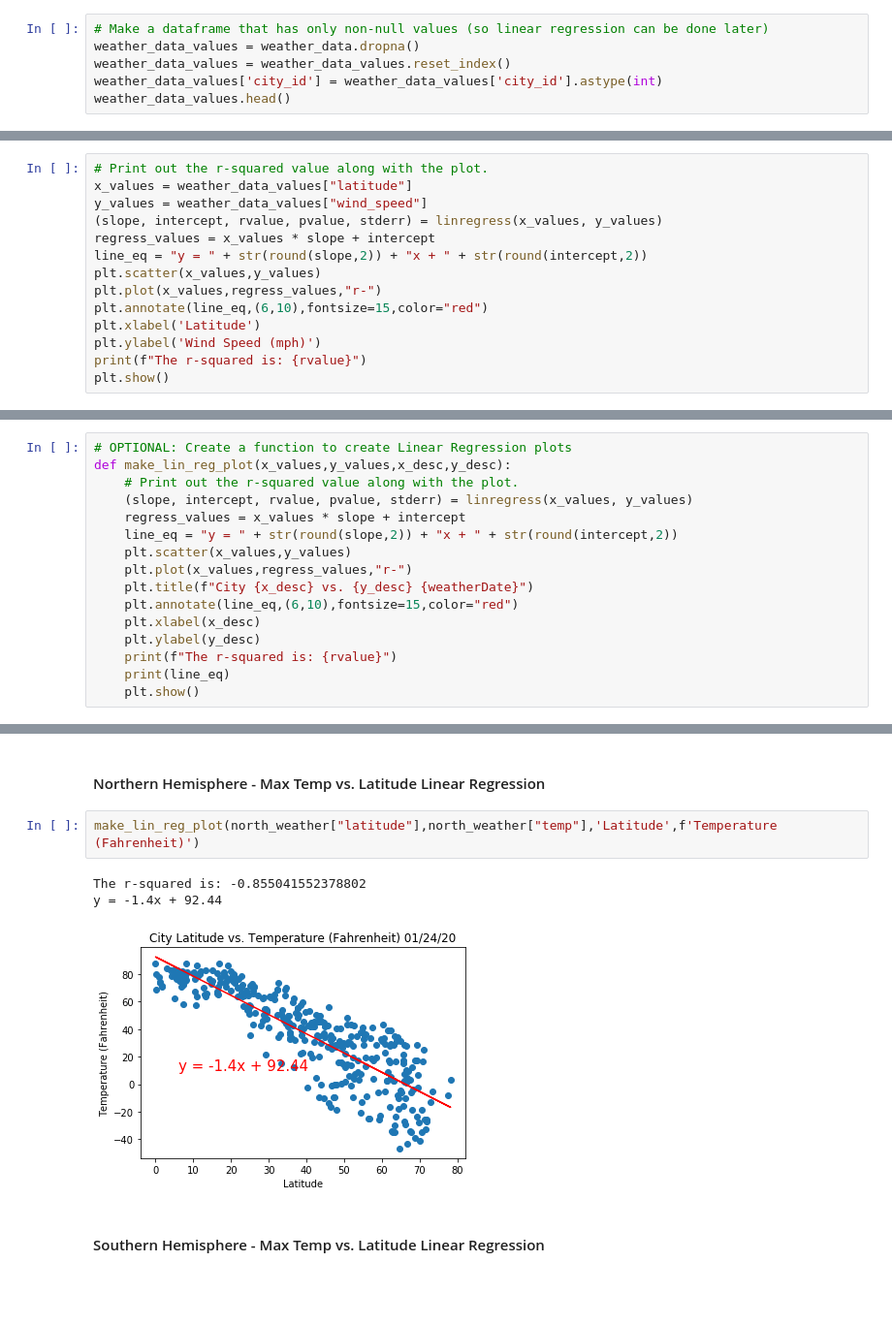
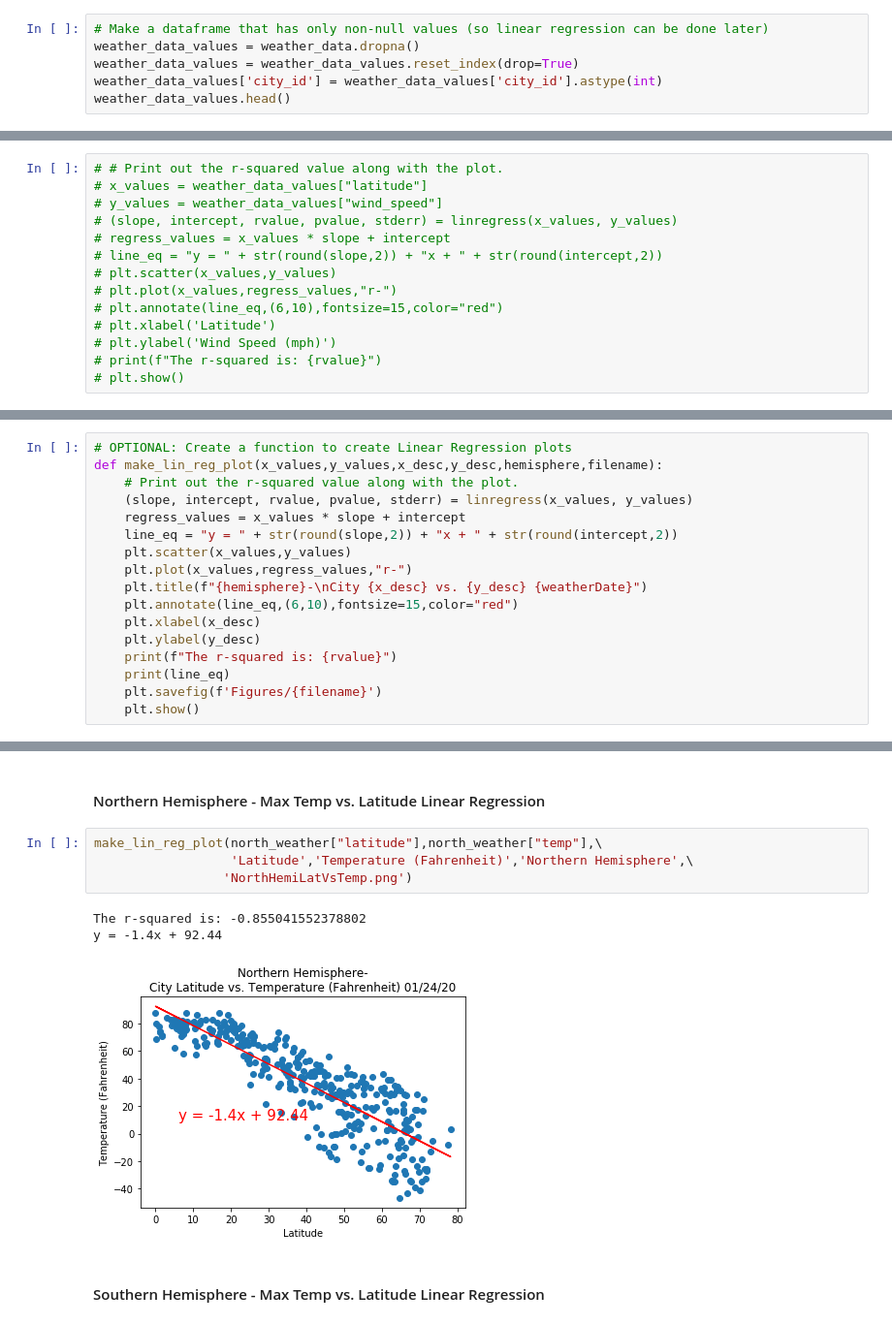
Before and after one commit to Laurie1990/python-api-challenge-1, a Jupyter notebook: WeatherPy/WeatherPy.ipynb, the cells around one changed output, grey strips where cells are left out. Shown: that part at 97% size. Drawn from its saved outputs; the diff is of its cells as text; blank space fills up the shorter version.

Commit message:
Created Figures directory and made output of all graphs to Figures directory

```diff
--- a/WeatherPy/WeatherPy.ipynb
+++ b/WeatherPy/WeatherPy.ipynb
@@ -287,7 +278,7 @@ memory usage: 47.5+ KB
 # %%
 # Make a dataframe that has only non-null values (so linear regression can be done later)
 weather_data_values = weather_data.dropna()
-weather_data_values = weather_data_values.reset_index()
+weather_data_values = weather_data_values.reset_index(drop=True)
 weather_data_values['city_id'] = weather_data_values['city_id'].astype(int)
 weather_data_values.head()
 # %% [output]
@@ -379,16 +370,16 @@ plt.show()
 # %% [output]
 [figure]
 # %%
-# Print out the r-squared value along with the plot.
-x_values = weather_data_values["latitude"]
-y_values = weather_data_values["wind_speed"]
-(slope, intercept, rvalue, pvalue, stderr) = linregress(x_values, y_values)
-regress_values = x_values * slope + intercept
-line_eq = "y = " + str(round(slope,2)) + "x + " + str(round(intercept,2))
-plt.scatter(x_values,y_values)
-plt.plot(x_values,regress_values,"r-")
-plt.annotate(line_eq,(6,10),fontsize=15,color="red")
-plt.xlabel('Latitude')
-plt.ylabel('Wind Speed (mph)')
-print(f"The r-squared is: {rvalue}")
-plt.show()
+# # Print out the r-squared value along with the plot.
+# x_values = weather_data_values["latitude"]
+# y_values = weather_data_values["wind_speed"]
+# (slope, intercept, rvalue, pvalue, stderr) = linregress(x_values, y_values)
+# regress_values = x_values * slope + intercept
+# line_eq = "y = " + str(round(slope,2)) + "x + " + str(round(intercept,2))
+# plt.scatter(x_values,y_values)
+# plt.plot(x_values,regress_values,"r-")
+# plt.annotate(line_eq,(6,10),fontsize=15,color="red")
+# plt.xlabel('Latitude')
+# plt.ylabel('Wind Speed (mph)')
+# print(f"The r-squared is: {rvalue}")
+# plt.show()
@@ -399,19 +387,20 @@ The r-squared is: -0.09122838306648944
 ## Linear Regression
 # %%
 # OPTIONAL: Create a function to create Linear Regression plots
-def make_lin_reg_plot(x_values,y_values,x_desc,y_desc):
+def make_lin_reg_plot(x_values,y_values,x_desc,y_desc,hemisphere,filename):
     # Print out the r-squared value along with the plot.
     (slope, intercept, rvalue, pvalue, stderr) = linregress(x_values, y_values)
     regress_values = x_values * slope + intercept
     line_eq = "y = " + str(round(slope,2)) + "x + " + str(round(intercept,2))
     plt.scatter(x_values,y_values)
     plt.plot(x_values,regress_values,"r-")
-    plt.title(f"City {x_desc} vs. {y_desc} {weatherDate}")
+    plt.title(f"{hemisphere}-\nCity {x_desc} vs. {y_desc} {weatherDate}")
     plt.annotate(line_eq,(6,10),fontsize=15,color="red")
     plt.xlabel(x_desc)
     plt.ylabel(y_desc)
     print(f"The r-squared is: {rvalue}")
     print(line_eq)
+    plt.savefig(f'Figures/{filename}')
     plt.show()
 # %%
 # test the function with a call
@@ -437,11 +419,13 @@ north_weather.head()
 # %% [markdown]
 ####  Northern Hemisphere - Max Temp vs. Latitude Linear Regression
 # %%
-make_lin_reg_plot(north_weather["latitude"],north_weather["temp"],'Latitude',f'Temperature (Fahrenheit)')
+make_lin_reg_plot(north_weather["latitude"],north_weather["temp"],\
+                  'Latitude','Temperature (Fahrenheit)','Northern Hemisphere',\
+                 'NorthHemiLatVsTemp.png')
 # %% [output]
 The r-squared is: -0.855041552378802
 y = -1.4x + 92.44
-[figure, old version]
+[figure, new version]
 # %% [markdown]
 ####  Southern Hemisphere - Max Temp vs. Latitude Linear Regression
 # %%
```
Also changed, not shown: parts of 15 cells of this notebook, 18 other files.
